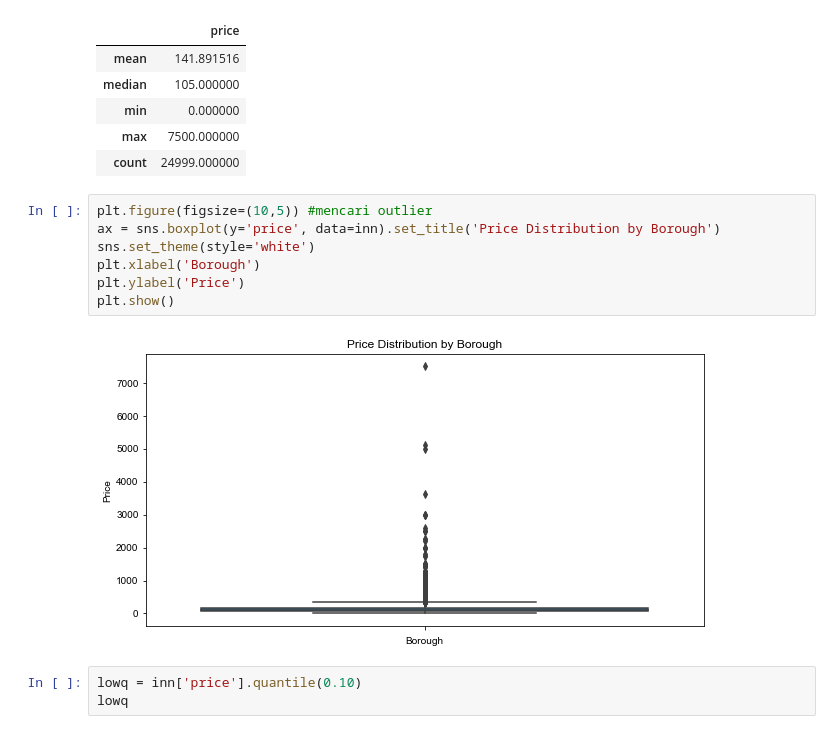
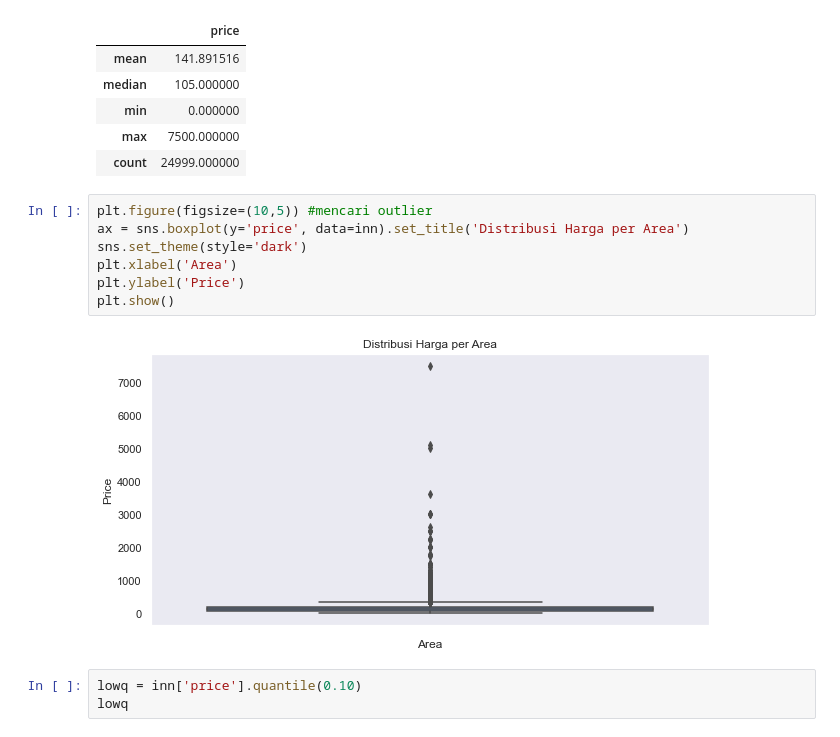
Before and after one commit to fedyrahmatullah/Dashboard-Data-of-NYC-Airbnb, a Jupyter notebook: Inn_Data_Cleaning.ipynb, the cells around one changed output. Drawn from its saved outputs; the diff is of its cells as text.

```diff
--- a/Inn_Data_Cleaning.ipynb
+++ b/Inn_Data_Cleaning.ipynb
@@ -346,13 +332,13 @@ inn.agg({'price': ['mean', 'median', 'min', 'max', 'count']})
 | count | 24999.000000 |
 # %%
 plt.figure(figsize=(10,5)) #mencari outlier
-ax = sns.boxplot(y='price', data=inn).set_title('Price Distribution by Borough')
-sns.set_theme(style='white')
-plt.xlabel('Borough')
+ax = sns.boxplot(y='price', data=inn).set_title('Distribusi Harga per Area')
+sns.set_theme(style='dark')
+plt.xlabel('Area')
 plt.ylabel('Price')
 plt.show()
 # %% [output]
-[figure, old version]
+[figure, new version]
 # %%
 lowq = inn['price'].quantile(0.10)
 lowq
```
Also changed, not shown: parts of 7 cells of this notebook, 2 other files.
